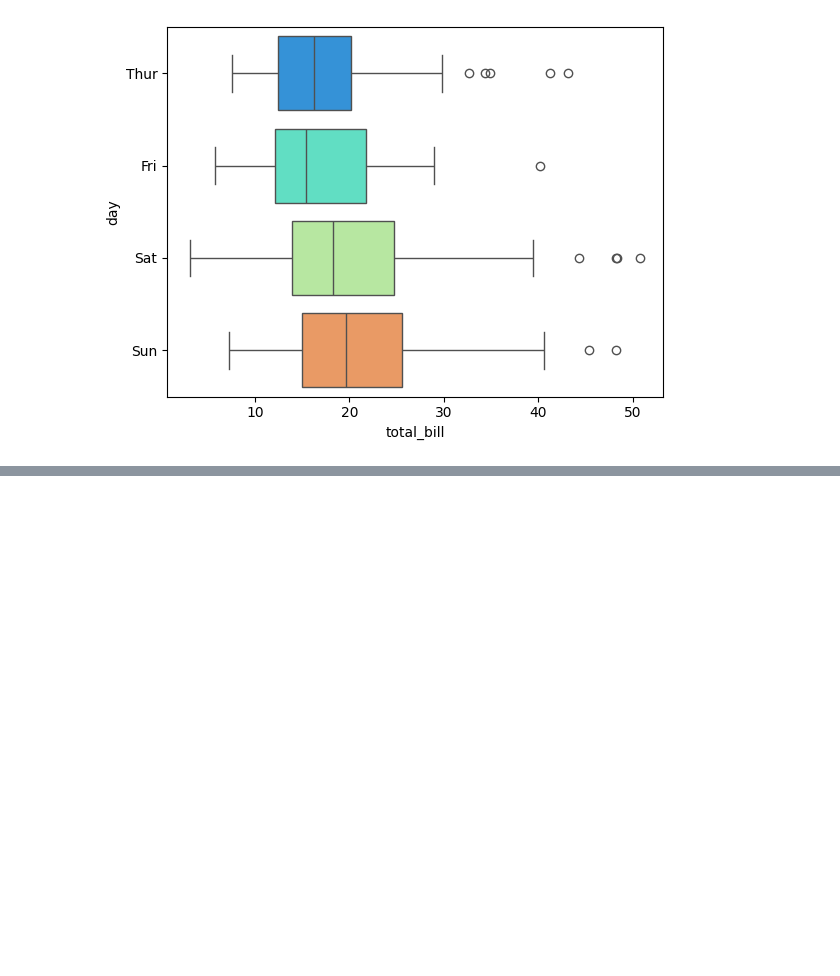
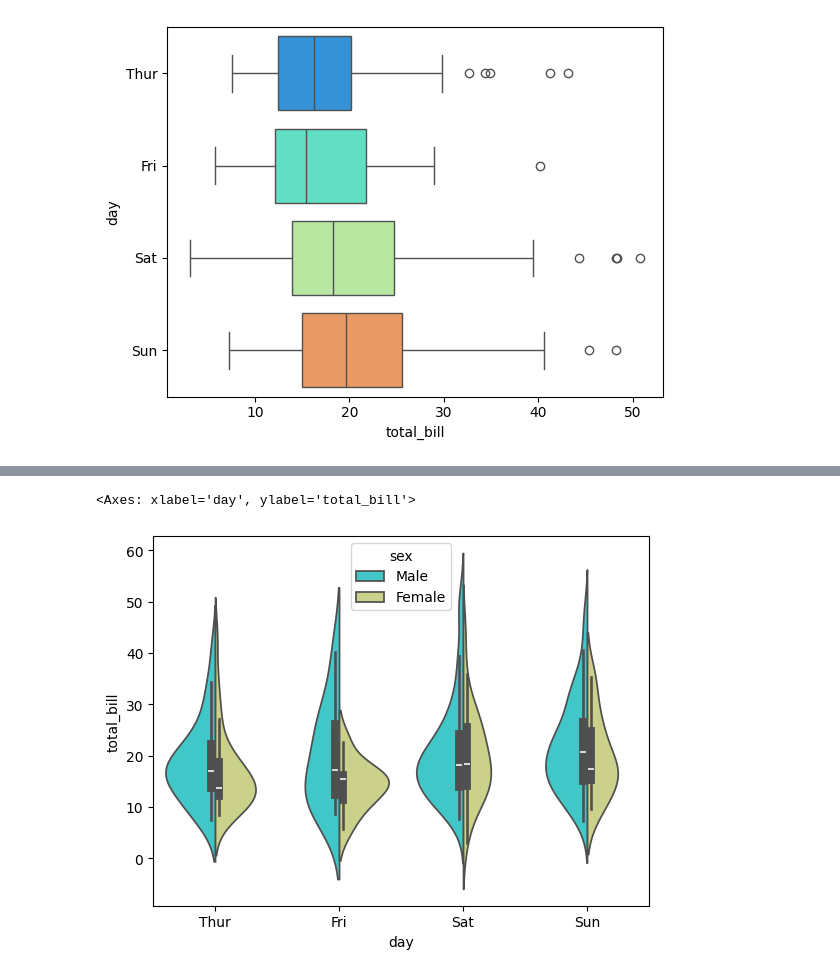
Before and after one commit to ludiemert/Advanced_Data_Visualization_Seaborn, a Jupyter notebook: 4_Advanced_Data_Visualization_Seaborn/Seaborn.ipynb, the cells around one changed output, grey strips where cells are left out. Saved outputs shown, nothing was run; the diff lists cells and outputs as text; code cells hidden in the pictures; blank space fills up the shorter version.

```diff
--- a/4_Advanced_Data_Visualization_Seaborn/Seaborn.ipynb
+++ b/4_Advanced_Data_Visualization_Seaborn/Seaborn.ipynb
@@ -199,0 +221,6 @@ sns.boxplot(y="day", x="total_bill", data=tips, hue="day", palette='rainbow', le
+# %%
+# usando o method split condensa informacao e economiza espaco
+sns.violinplot(x="day", y="total_bill", data=tips, hue="sex", palette='rainbow', split=True) # o  hue="sex" faz ligacao entre homens e mulheres
+# %% [output]
+<Axes: xlabel='day', ylabel='total_bill'>
+[figure, added]
```
Also changed, not shown: parts of 5 cells of this notebook.
